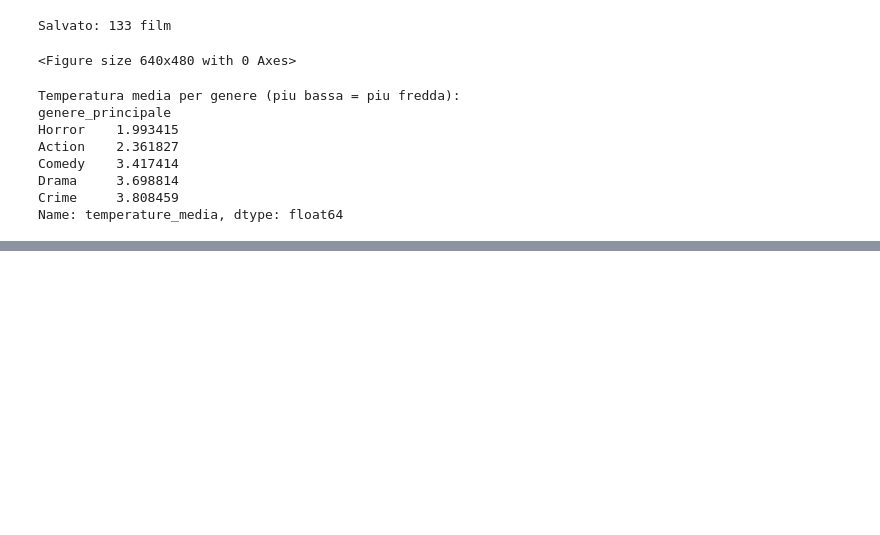
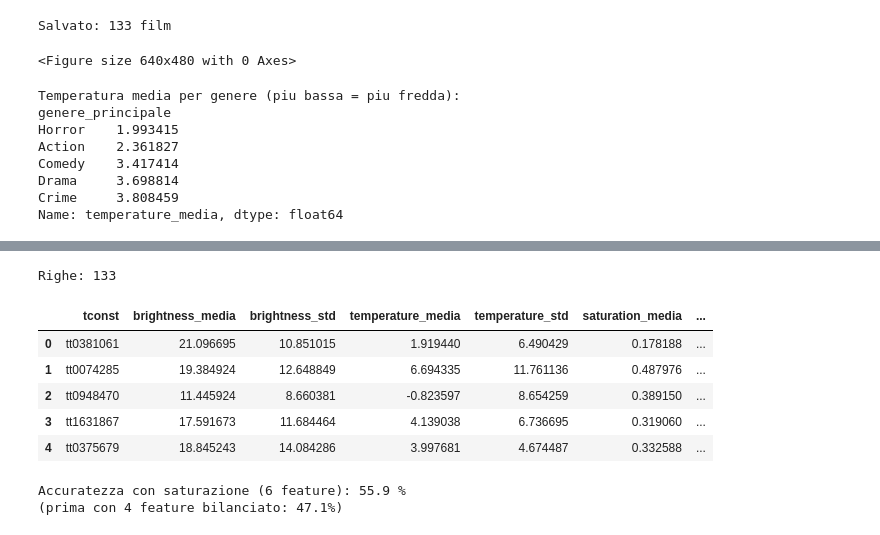
Before and after one commit to maddalenasorci/color-in-motion, a Jupyter notebook: notebooks/03_color_extraction.ipynb, the cells around one changed output, grey strips where cells are left out. Saved outputs shown, nothing was run; the diff lists cells and outputs as text; code cells hidden in the pictures; blank space fills up the shorter version.

Commit message:
Add saturation feature and classifier analysis

```diff
--- a/notebooks/03_color_extraction.ipynb
+++ b/notebooks/03_color_extraction.ipynb
@@ -158,0 +261,32 @@ Name: temperature_media, dtype: float64
+# %%
+import numpy as np
+
+# ri-processiamo i trailer, ora anche con la saturazione
+risultati = []
+fatti = 0
+
+for nome_file in trailer_scaricati:
+    tconst = nome_file.replace(".mp4", "")
+    percorso = "../data/raw/trailers/" + nome_file
+
+    # ora curve_from_frames restituisce QUATTRO liste
+    frames = extract_frames(percorso, per_second=1)
+    brightness, temperature, saturation, colours = curve_from_frames(frames)
+
+    riga = {
+        "tconst": tconst,
+        "brightness_media": np.mean(brightness),
+        "brightness_std": np.std(brightness),
+        "temperature_media": np.mean(temperature),
+        "temperature_std": np.std(temperature),
+        "saturation_media": np.mean(saturation),
+        "saturation_std": np.std(saturation),
+        "n_frames": len(frames),
+    }
+    risultati.append(riga)
+
+    fatti = fatti + 1
+    if fatti % 20 == 0:
+        print("Elaborati", fatti, "trailer...")
+
+print("Finito! Trailer elaborati:", len(risultati))
@@ -158,0 +316,47 @@ Name: temperature_media, dtype: float64
+# %%
+# tabella aggiornata con le 6 feature
+colori_df = pd.DataFrame(risultati)
+
+colonne_utili = films[["tconst", "primaryTitle", "genere_principale", "startYear"]]
+colori_df = colori_df.merge(colonne_utili, on="tconst")
+
+print("Righe:", len(colori_df))
+colori_df.head()
+# %% [output]
+Righe: 133
+|  | tconst | brightness_media | brightness_std | temperature_media | temperature_std | saturation_media | ... |
+| 0 | tt0381061 | 21.096695 | 10.851015 | 1.919440 | 6.490429 | 0.178188 | ... |
+| 1 | tt0074285 | 19.384924 | 12.648849 | 6.694335 | 11.761136 | 0.487976 | ... |
+| 2 | tt0948470 | 11.445924 | 8.660381 | -0.823597 | 8.654259 | 0.389150 | ... |
+| 3 | tt1631867 | 17.591673 | 11.684464 | 4.139038 | 6.736695 | 0.319060 | ... |
+| 4 | tt0375679 | 18.845243 | 14.084286 | 3.997681 | 4.674487 | 0.332588 | ... |
+# %%
+from sklearn.model_selection import train_test_split
+from sklearn.ensemble import RandomForestClassifier
+from sklearn.metrics import accuracy_score
+
+# ora usiamo 6 feature: le 4 di prima + le 2 di saturazione
+colonne_colore = [
+    "brightness_media", "brightness_std",
+    "temperature_media", "temperature_std",
+    "saturation_media", "saturation_std",
+]
+
+X = colori_df[colonne_colore]
+y = colori_df["genere_principale"]
+
+X_train, X_test, y_train, y_test = train_test_split(
+    X, y, test_size=0.25, random_state=42
+)
+
+modello = RandomForestClassifier(random_state=42, class_weight="balanced")
+modello.fit(X_train, y_train)
+
+previsioni = modello.predict(X_test)
+accuratezza = accuracy_score(y_test, previsioni)
+
+print("Accuratezza con saturazione (6 feature):", round(accuratezza * 100, 1), "%")
+print("(prima con 4 feature bilanciato: 47.1%)")
+# %% [output]
+Accuratezza con saturazione (6 feature): 55.9 %
+(prima con 4 feature bilanciato: 47.1%)
```
Also changed, not shown: parts of 11 cells of this notebook, 2 other files.
